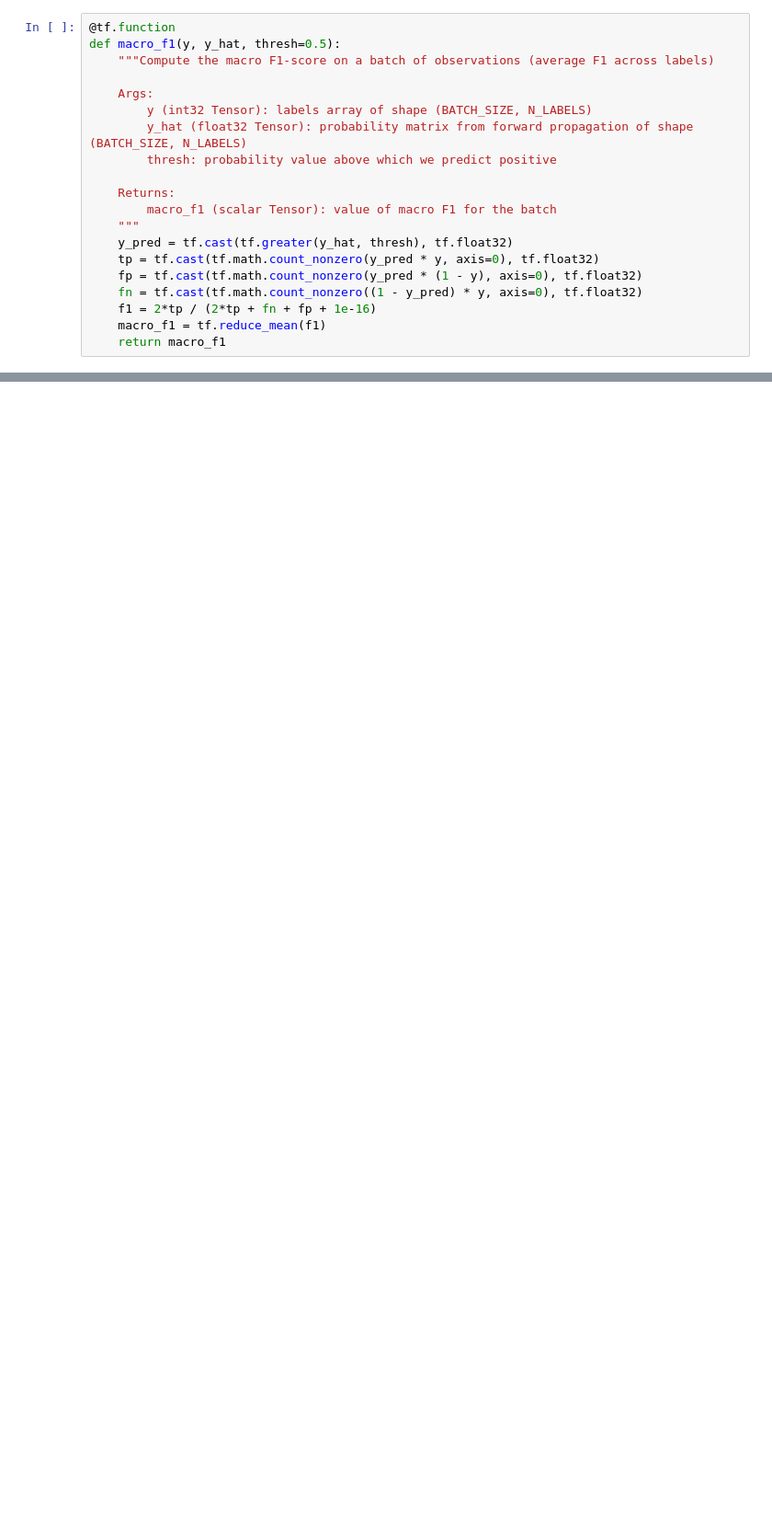
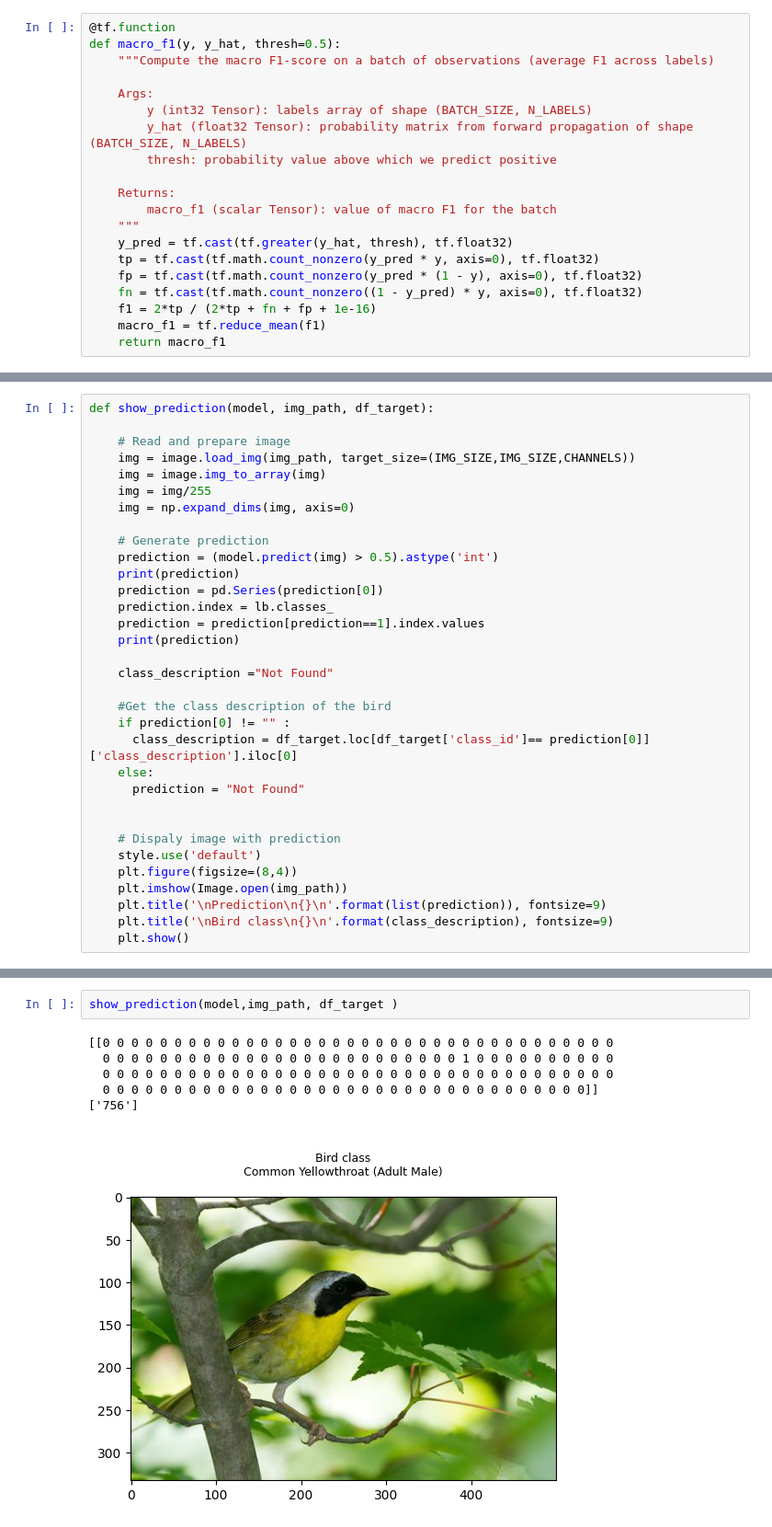
Before and after one commit to rmd-davis/MMAI_894, a Jupyter notebook: Mobilenet_v2.ipynb, the cells around one changed output, grey strips where cells are left out. Shown at 92% size. Cells and saved outputs as stored; diff of their text form; blank space fills up the shorter version.

Commit message:
second Model building of Mobilenet v2

```diff
--- a/Mobilenet_v2.ipynb
+++ b/Mobilenet_v2.ipynb
@@ -389,0 +382,33 @@ plt.show()
+# %%
+def show_prediction(model, img_path, df_target):
+
+    # Read and prepare image
+    img = image.load_img(img_path, target_size=(IMG_SIZE,IMG_SIZE,CHANNELS))
+    img = image.img_to_array(img)
+    img = img/255
+    img = np.expand_dims(img, axis=0)
+
+    # Generate prediction
+    prediction = (model.predict(img) > 0.5).astype('int')
+    print(prediction)
+    prediction = pd.Series(prediction[0])
+    prediction.index = lb.classes_
+    prediction = prediction[prediction==1].index.values
+    print(prediction)
+
+    class_description ="Not Found"
+
+    #Get the class description of the bird
+    if prediction[0] != "" :
+      class_description = df_target.loc[df_target['class_id']== prediction[0]]['class_description'].iloc[0]
+    else:
+      prediction = "Not Found"
+
+
+    # Dispaly image with prediction
+    style.use('default')
+    plt.figure(figsize=(8,4))
+    plt.imshow(Image.open(img_path))
+    plt.title('\nPrediction\n{}\n'.format(list(prediction)), fontsize=9)
+    plt.title('\nBird class\n{}\n'.format(class_description), fontsize=9)
+    plt.show()
@@ -389,0 +431,9 @@ plt.show()
+# %%
+show_prediction(model,img_path, df_target )
+# %% [output]
+[[0 0 0 0 0 0 0 0 0 0 0 0 0 0 0 0 0 0 0 0 0 0 0 0 0 0 0 0 0 0 0 0 0 0 0 0
+  0 0 0 0 0 0 0 0 0 0 0 0 0 0 0 0 0 0 0 0 0 0 0 0 0 1 0 0 0 0 0 0 0 0 0 0
+  0 0 0 0 0 0 0 0 0 0 0 0 0 0 0 0 0 0 0 0 0 0 0 0 0 0 0 0 0 0 0 0 0 0 0 0
+  0 0 0 0 0 0 0 0 0 0 0 0 0 0 0 0 0 0 0 0 0 0 0 0 0 0 0 0 0 0 0 0 0 0]]
+['756']
+[figure, added]
```
Also changed, not shown: parts of 53 cells of this notebook.
